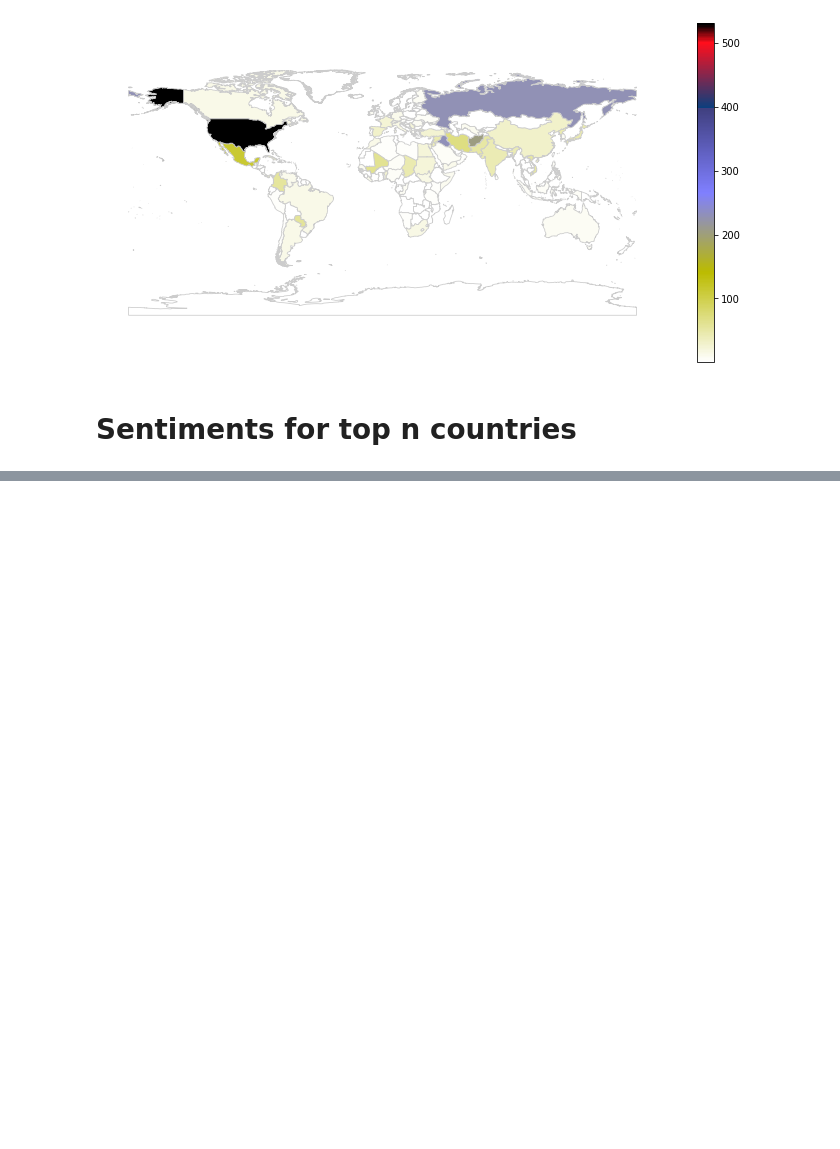
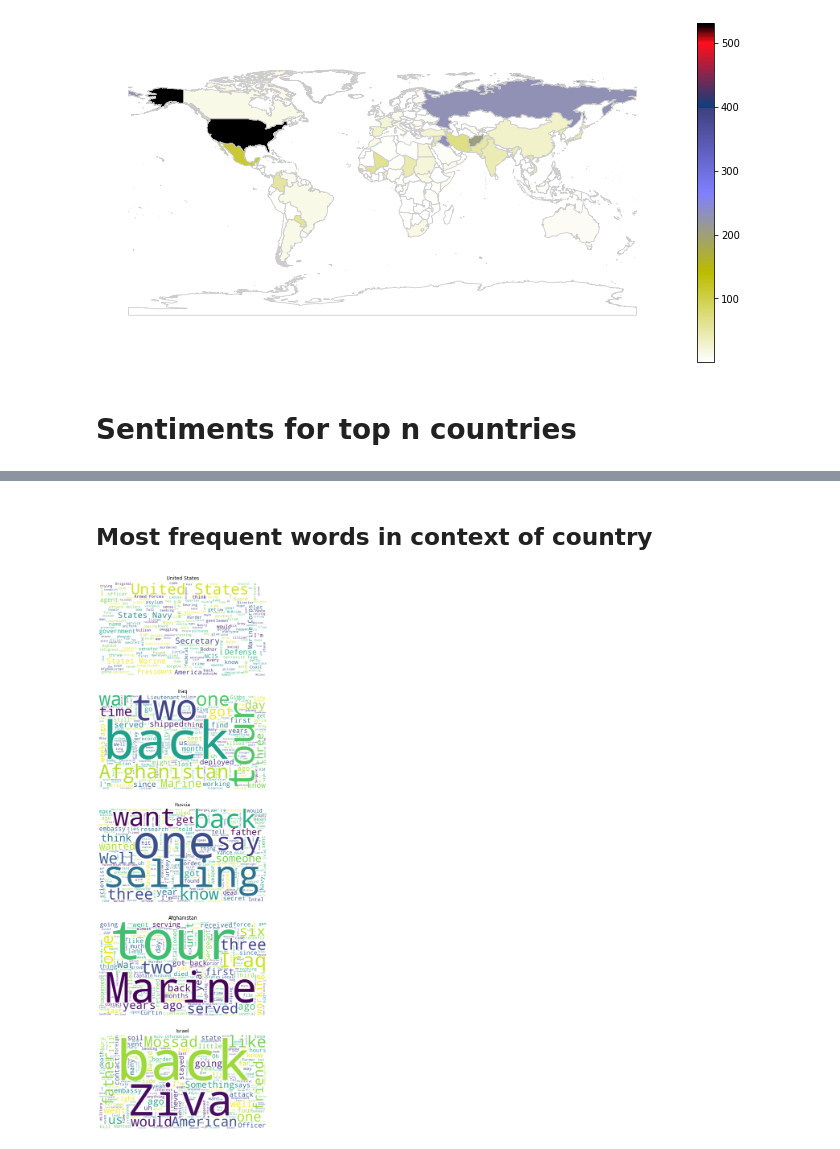
Before and after one commit to heinp/political_ncis, a Jupyter notebook: analyse_data.ipynb, the cells around one changed output, grey strips where cells are left out. Cells and saved outputs as stored; diff of their text form; code cells hidden in the pictures; blank space fills up the shorter version.

```diff
--- a/analyse_data.ipynb
+++ b/analyse_data.ipynb
@@ -159,0 +175,16 @@ sentiment_data
+# %% [markdown]
+## Most frequent words in context of country
+# %%
+countries = ["United States", "Iraq", "Russia", "Afghanistan", "Israel"]
+
+fig, axes = plt.subplots(len(countries), figsize=(10, len(countries)*5))
+for coun, ax in zip(countries, axes):
+    new_text = " ".join(country_sentances[coun])
+    sw = stopwords.words("english") + [coun, coun+"i", coun+"n", coun+"is", coun+"ns"]
+    wordcloud = WordCloud(background_color="white", width=1920, height=1080, stopwords=sw).generate(new_text)
+    ax.imshow(wordcloud, interpolation = "bilinear")
+    ax.axis("off")
+    ax.set_title(coun)
+fig.savefig("wordclouds.png", dpi=300)
+# %% [output]
+[figure, added]
```
Also changed, not shown: parts of 4 cells of this notebook, 2 other files.
